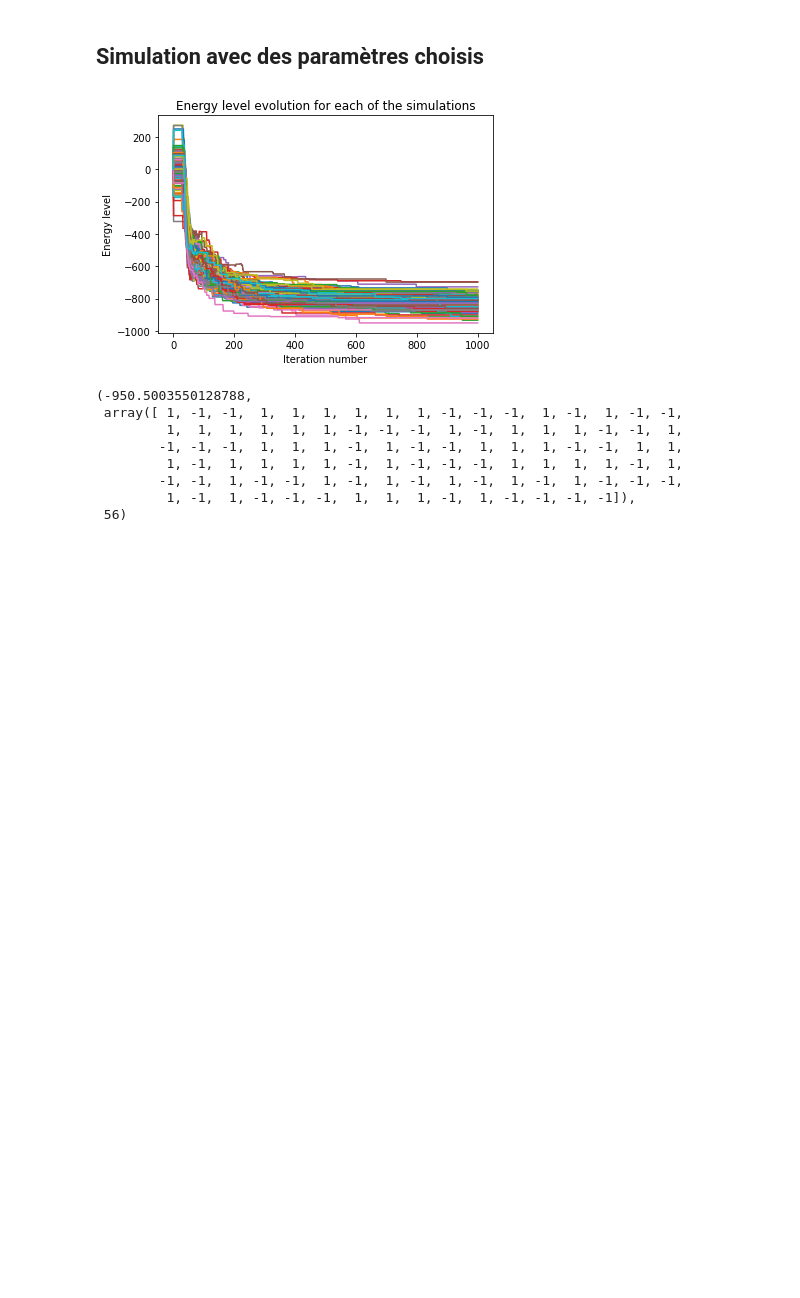
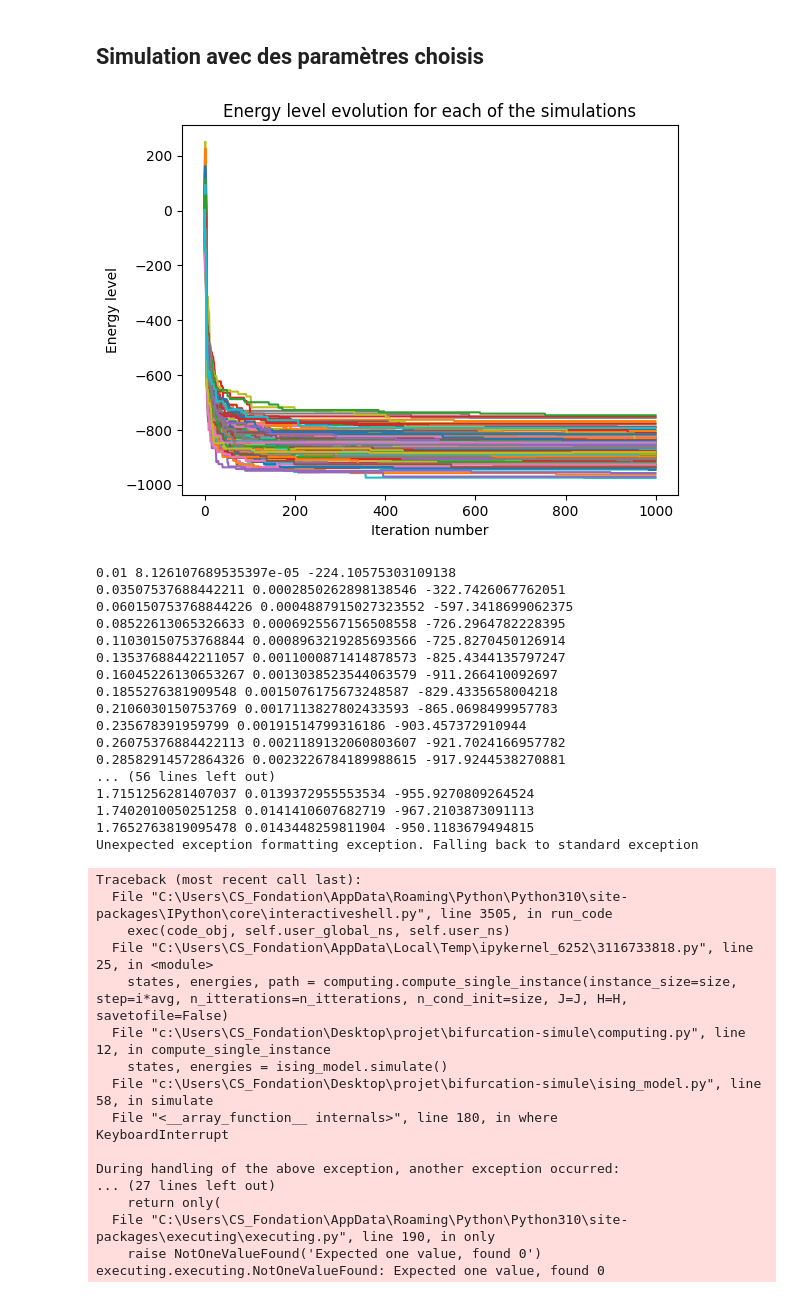
Before and after one commit to NESRINE202/SB_Algorithm_applications, a Jupyter notebook: J_scaling_tests.ipynb, the cells around one changed output. Drawn from its saved outputs; the diff is of its cells as text; code cells hidden in the pictures; blank space fills up the shorter version.

Commit message:
fixed Ising.py and tester different things

```diff
--- a/J_scaling_tests.ipynb
+++ b/J_scaling_tests.ipynb
@@ -25,4 +25,4 @@ np.fill_diagonal(coefficients, 0)
 
 # Generate symmetric matrix
 J = (coefficients + coefficients.T) / 2
-H=np.zeros(size)
+H= np.random.normal(0, 1, size=(size, 1)).T
@@ -31,32 +35,63 @@ H=np.zeros(size)
 # %%
 n_itterations=1000
 
 def a(self, t):
     a0=0
     return 0
     if t<70:
         return -0.1
     else:
         return 0.2
 
 
 def temperature(self, t):
     tau = n_itterations/1
     # temp = 10*(1-np.exp(-1/tau*(t-1)))
     temp = 0.01*np.log(5*t)
     return temp
     return 0
 
-states, energies, path = computing.compute_single_instance(instance_size=size, step=0.01, n_itterations=n_itterations, n_cond_init=size, J=J, H=H, savetofile=False, temperature=temperature, a=a)
+states, energies, path = computing.compute_single_instance(instance_size=size, step=0.1, n_itterations=n_itterations, n_cond_init=size, J=J, H=H, savetofile=False)
 results_annalysis.plot_energies_evolution(energies[:, :])
 results_annalysis.extract_full_solution(states, energies)
+
+avg=np.average(J)
+for i in np.linspace(0.01,5,200):
+    states, energies, path = computing.compute_single_instance(instance_size=size, step=i*avg, n_itterations=n_itterations, n_cond_init=size, J=J, H=H, savetofile=False)
+    print(i,i*avg,np.min(energies))
 # %% [output]
-[figure, old version]
+[figure, new version]
-(-950.5003550128788,
- array([ 1, -1, -1,  1,  1,  1,  1,  1,  1, -1, -1, -1,  1, -1,  1, -1, -1,
-         1,  1,  1,  1,  1,  1, -1, -1, -1,  1, -1,  1,  1,  1, -1, -1,  1,
-        -1, -1, -1,  1,  1,  1, -1,  1, -1, -1,  1,  1,  1, -1, -1,  1,  1,
-         1, -1,  1,  1,  1,  1, -1,  1, -1, -1, -1,  1,  1,  1,  1, -1,  1,
-        -1, -1,  1, -1, -1,  1, -1,  1, -1,  1, -1,  1, -1,  1, -1, -1, -1,
-         1, -1,  1, -1, -1, -1,  1,  1,  1, -1,  1, -1, -1, -1, -1]),
- 56)
+0.01 8.126107689535397e-05 -224.10575303109138
+0.03507537688442211 0.0002850262898138546 -322.7426067762051
+0.060150753768844226 0.0004887915027323552 -597.3418699062375
+0.08522613065326633 0.0006925567156508558 -726.2964782228395
+0.11030150753768844 0.0008963219285693566 -725.8270450126914
+0.13537688442211057 0.0011000871414878573 -825.4344135797247
+0.16045226130653267 0.0013038523544063579 -911.266410092697
+0.1855276381909548 0.0015076175673248587 -829.4335658004218
+0.2106030150753769 0.0017113827802433593 -865.0698499957783
+0.235678391959799 0.00191514799316186 -903.457372910944
+0.26075376884422113 0.0021189132060803607 -921.7024166957782
+0.28582914572864326 0.0023226784189988615 -917.9244538270881
+... (56 lines left out)
+1.7151256281407037 0.0139372955553534 -955.9270809264524
+1.7402010050251258 0.0141410607682719 -967.2103873091113
+1.7652763819095478 0.0143448259811904 -950.1183679494815
+Unexpected exception formatting exception. Falling back to standard exception
+Traceback (most recent call last):
+  File "C:\Users\CS_Fondation\AppData\Roaming\Python\Python310\site-packages\IPython\core\interactiveshell.py", line 3505, in run_code
+    exec(code_obj, self.user_global_ns, self.user_ns)
+  File "C:\Users\CS_Fondation\AppData\Local\Temp\ipykernel_6252\3116733818.py", line 25, in <module>
+    states, energies, path = computing.compute_single_instance(instance_size=size, step=i*avg, n_itterations=n_itterations, n_cond_init=size, J=J, H=H, savetofile=False)
+  File "c:\Users\CS_Fondation\Desktop\projet\bifurcation-simule\computing.py", line 12, in compute_single_instance
+    states, energies = ising_model.simulate()
+  File "c:\Users\CS_Fondation\Desktop\projet\bifurcation-simule\ising_model.py", line 58, in simulate
+  File "<__array_function__ internals>", line 180, in where
+KeyboardInterrupt
+
+During handling of the above exception, another exception occurred:
+... (27 lines left out)
+    return only(
+  File "C:\Users\CS_Fondation\AppData\Roaming\Python\Python310\site-packages\executing\executing.py", line 190, in only
+    raise NotOneValueFound('Expected one value, found 0')
+executing.executing.NotOneValueFound: Expected one value, found 0
```
Also changed, not shown: parts of 5 cells of this notebook, 1 other file.
